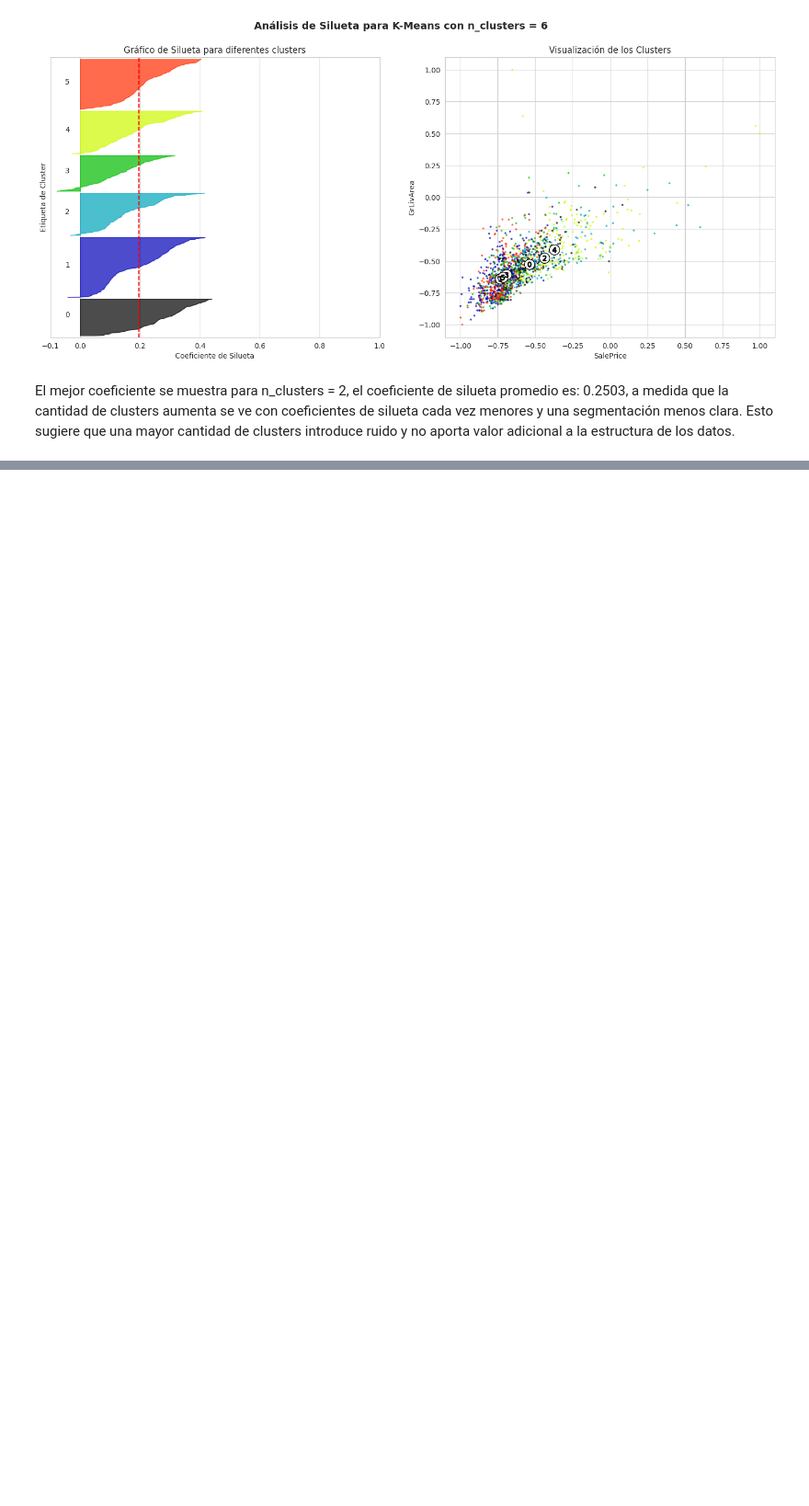
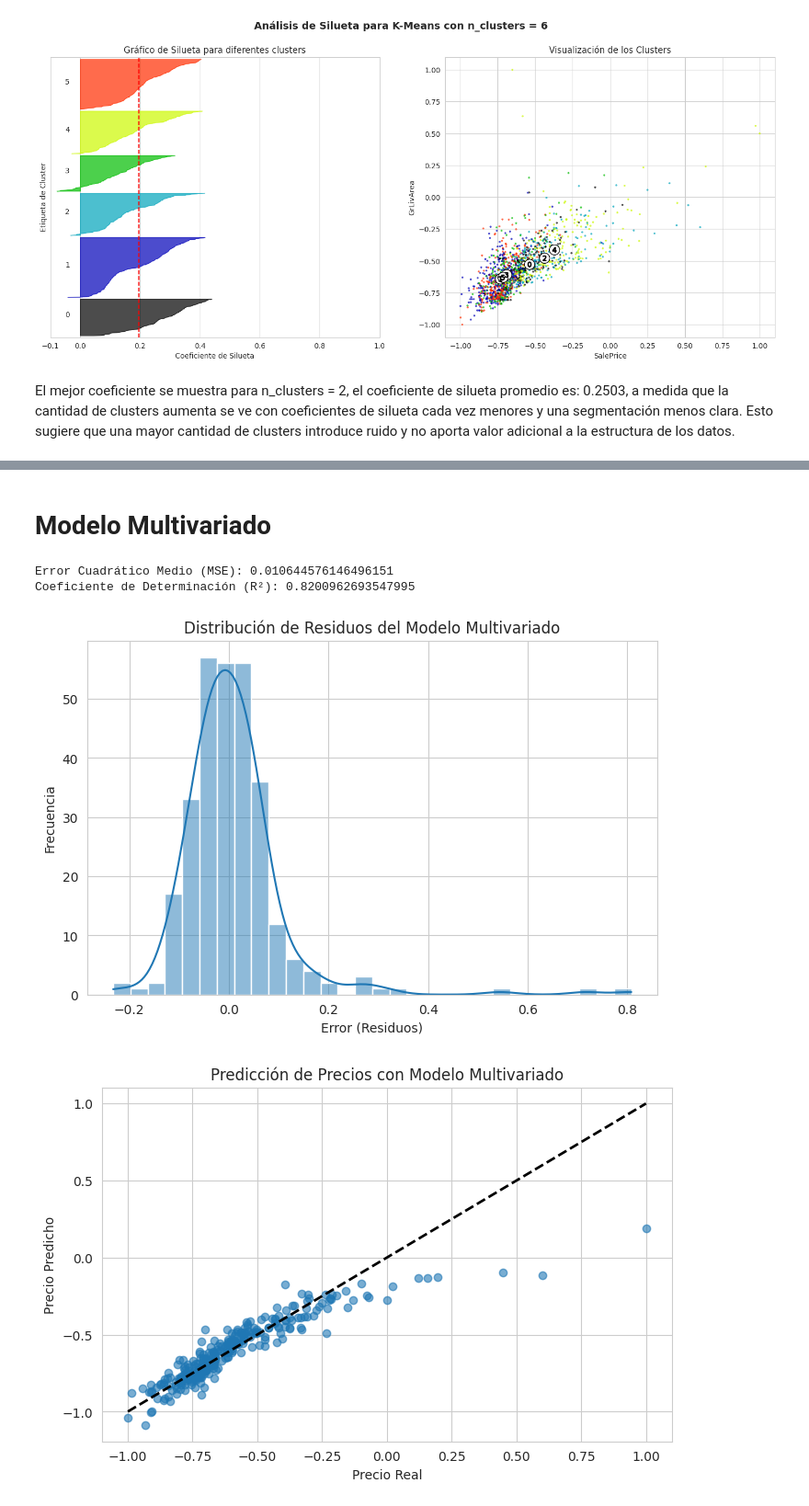
Before and after one commit to DanielDubon/MRL_DataMining, a Jupyter notebook: MRL_HDT3.ipynb, the cells around one changed output, grey strips where cells are left out. Shown at 92% size. Saved outputs shown, nothing was run; the diff lists cells and outputs as text; code cells hidden in the pictures; blank space fills up the shorter version.

```diff
--- a/MRL_HDT3.ipynb
+++ b/MRL_HDT3.ipynb
@@ -546,0 +746,53 @@ El mejor coeficiente se muestra para n_clusters = 2, el coeficiente de silueta p
+# %% [markdown]
+# Modelo Multivariado
+# %%
+# Seleccionar todas las variables numéricas
+numerical_vars = df_scaled.select_dtypes(include=[np.number]).columns.tolist()
+numerical_vars.remove('SalePrice')  # Excluir la variable objetivo
+
+# Definir X (variables independientes) e y (variable dependiente)
+X = df_scaled[numerical_vars]
+y = df_scaled['SalePrice']
+
+# Dividir datos en entrenamiento y prueba
+X_train, X_test, y_train, y_test = train_test_split(X, y, test_size=0.2, random_state=42)
+
+# Crear y entrenar el modelo
+model = LinearRegression()
+model.fit(X_train, y_train)
+
+# Predicciones
+y_pred = model.predict(X_test)
+
+# Evaluación del modelo
+mse = mean_squared_error(y_test, y_pred)
+r2 = r2_score(y_test, y_pred)
+
+# Resultados del modelo
+print(f"Error Cuadrático Medio (MSE): {mse}")
+print(f"Coeficiente de Determinación (R²): {r2}")
+
+# Análisis de residuos
+residuals = y_test - y_pred
+
+# Gráfica de residuos
+plt.figure(figsize=(8,5))
+sns.histplot(residuals, kde=True, bins=30)
+plt.xlabel("Error (Residuos)")
+plt.ylabel("Frecuencia")
+plt.title("Distribución de Residuos del Modelo Multivariado")
+plt.show()
+
+# Gráfica de predicción vs realidad
+plt.figure(figsize=(8,5))
+plt.scatter(y_test, y_pred, alpha=0.6)
+plt.plot([y_test.min(), y_test.max()], [y_test.min(), y_test.max()], 'k--', lw=2)
+plt.xlabel("Precio Real")
+plt.ylabel("Precio Predicho")
+plt.title("Predicción de Precios con Modelo Multivariado")
+plt.show()
+# %% [output]
+Error Cuadrático Medio (MSE): 0.010644576146496151
+Coeficiente de Determinación (R²): 0.8200962693547995
+[figure, added]
+[figure, added]
```
Also changed, not shown: parts of 23 cells of this notebook.
